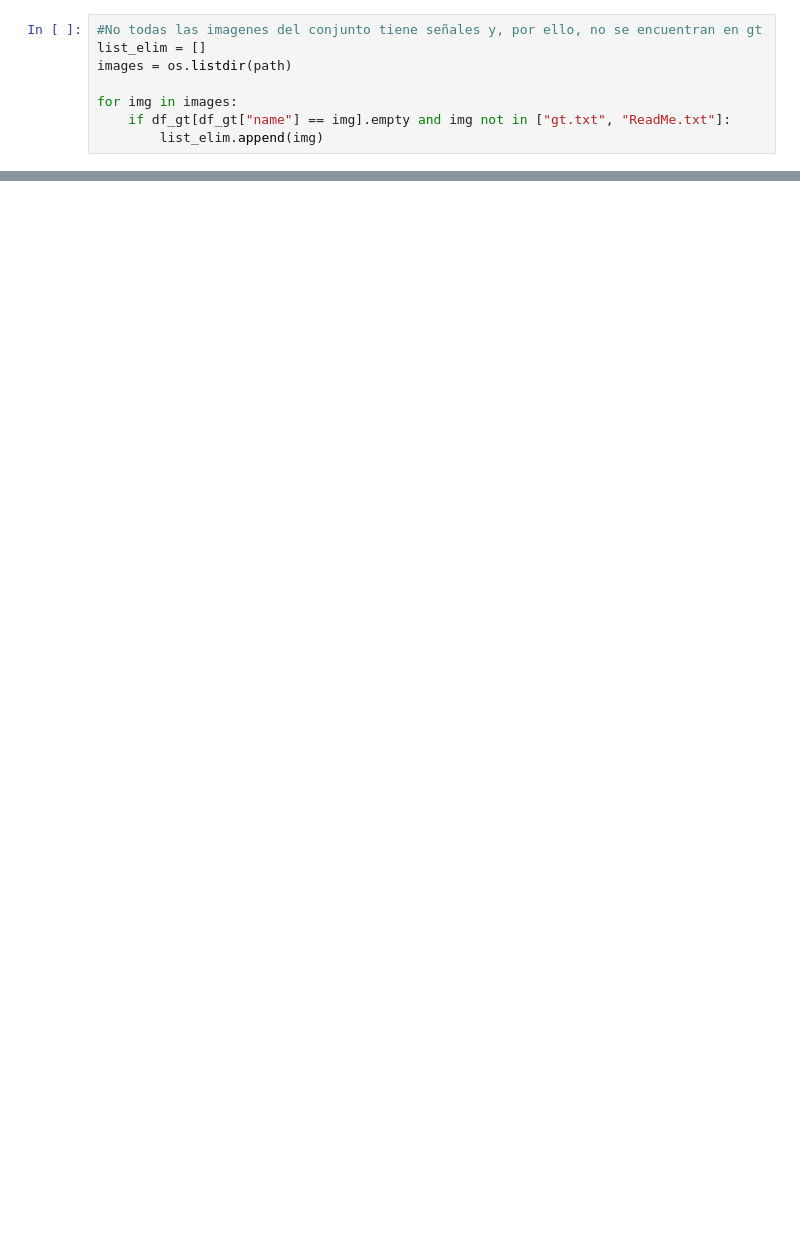
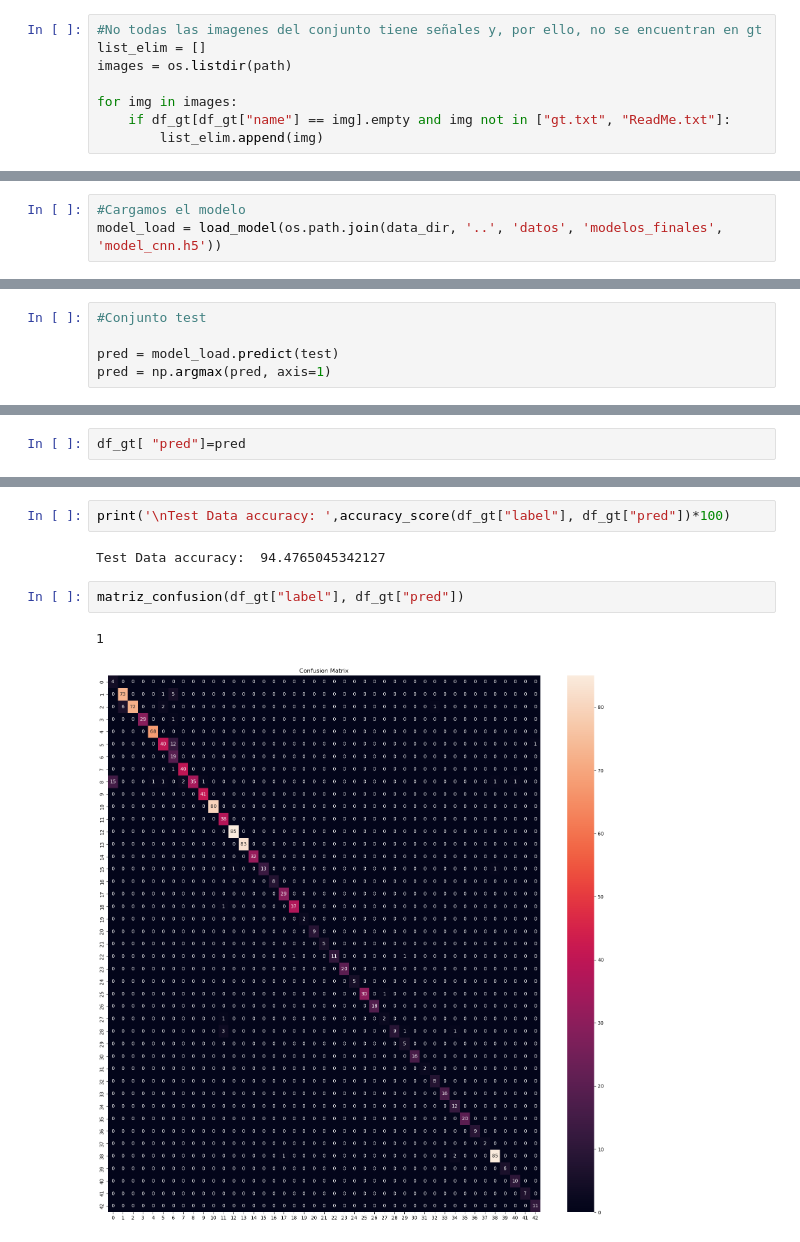
Before and after one commit to teresababio/Proyecto_Final, a Jupyter notebook: imagenes_completas/prueba_imagenes_carretera.ipynb, the cells around one changed output, grey strips where cells are left out. Saved outputs shown, nothing was run; the diff lists cells and outputs as text; blank space fills up the shorter version.

```diff
--- a/imagenes_completas/prueba_imagenes_carretera.ipynb
+++ b/imagenes_completas/prueba_imagenes_carretera.ipynb
@@ -87,0 +161,3 @@ list_indices
+# %%
+#Cargamos el modelo
+model_load = load_model(os.path.join(data_dir, '..', 'datos', 'modelos_finales', 'model_cnn.h5'))
@@ -87,0 +170,5 @@ list_indices
+# %%
+#Conjunto test
+
+pred = model_load.predict(test)
+pred = np.argmax(pred, axis=1)
@@ -87,0 +177,2 @@ list_indices
+# %%
+df_gt[ "pred"]=pred
@@ -87,0 +195,9 @@ list_indices
+# %%
+print('\nTest Data accuracy: ',accuracy_score(df_gt["label"], df_gt["pred"])*100)
+# %% [output]
+Test Data accuracy:  94.4765045342127
+# %%
+matriz_confusion(df_gt["label"], df_gt["pred"])
+# %% [output]
+1
+[figure, added]
```
Also changed, not shown: parts of 24 cells of this notebook, 20 other files.
